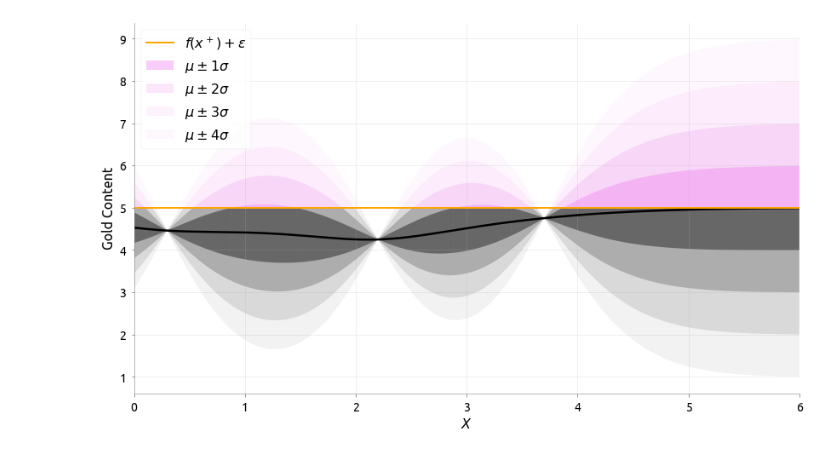
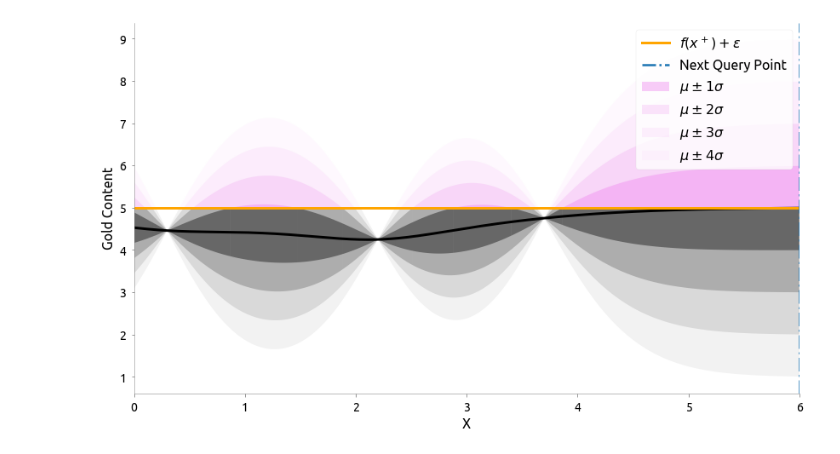
Before and after one commit to distillpub/post--bayesian-optimization, a Jupyter notebook: public/images/density-pi-plot.ipynb, the cells around one changed output. Saved outputs shown, nothing was run; the diff lists cells and outputs as text; code cells hidden in the pictures.

Commit message:
updated pi_density plot

```diff
--- a/public/images/density-pi-plot.ipynb
+++ b/public/images/density-pi-plot.ipynb
@@ -61,7 +61,7 @@ def format_axes(ax):
     for axis in [ax.xaxis, ax.yaxis]:
         axis.set_tick_params(direction='out', color=SPINE_COLOR)
 
-    ax.grid(alpha=0.25)
+#     ax.grid(alpha=0.25)
 
     return ax
 # %%
@@ -124,3 +112,25 @@ def plot_gray(n):
     )
 # %%
 nnsvm(plt.rcParams, 4)
+# %%
+class ACQ:
+    def acq_fn(self, *args, **kwargs):
+        raise NotImplemented
+    def __str__(self):
+        return self.__class__.__name__
+    def __call__(self, *args, **kwargs):
+        return self.acq_fn(*args, **kwargs)
+# %%
+# Code is heavily borrowed from: https://modal-python.readthedocs.io/
+# en/latest/_modules/modAL/acquisition.html#max_PI
+class PI(ACQ):
+    def acq_fn(
+        self, gp, x, mu=5., eps=0.01, **kwargs):
+        """
+        gp: sklearn.GPRegresssor
+        """
+        y_pred, var = [t.flatten() for t in gp.predict(x)]
+        sigma = np.sqrt(var).squeeze()
+
+        cdf = ndtr((y_pred - mu - eps)/sigma)
+        return cdf
@@ -127,24 +144,32 @@ nnsvm(plt.rcParams, 4)
+# %%
+p = PI()
+acq = p.acq_fn(gp, x, train_y.max().item(), eps=0.075)
+
+x = x.flatten()
 # %%
 y_max_eps = mu.max()
 
 plt.figure(figsize=(14, 8))
-plt.plot(x, mu, color='k', mew=2, lw=2.5)
+plt.plot(x, mu, color='k', lw=3)
 
 alphas = {1:0.4, 2:0.2, 3:0.1, 4:0.05}
 labels = {x:r'$\mu \pm %s\sigma$' %x for x in [1, 2, 3, 4]}
+
+plt.axhline(y_max_eps, color='orange', lw=3, label=r'$f(x^+) + \epsilon$')
+ix = np.argmax(acq)
+plt.axvline(x[ix], linestyle="-.", lw=2.5, label = "Next Query Point")
+
 
 plot_gray(1)
 plot_gray(2)
 plot_gray(3)
 plot_gray(4)
 
-plt.axhline(y_max_eps, color='orange', mew=2, lw=2, label=r'$f(x^+) + \epsilon$')
-
-plt.legend(loc='upper left')
-plt.xlabel("$X$")
-plt.ylabel(r"Gold Content")
+plt.legend()
+plt.xlabel("X")
+plt.ylabel("Gold Content")
 plt.xlim((x.min(), x.max()))
 format_axes(plt.gca())
 plt.savefig("MAB_gifs/density_pi.svg", bbox_inches="tight")
 # %% [output]
-[figure, old version]
+[figure, new version]
```
Also changed, not shown: parts of 9 cells of this notebook, 2 other files.
